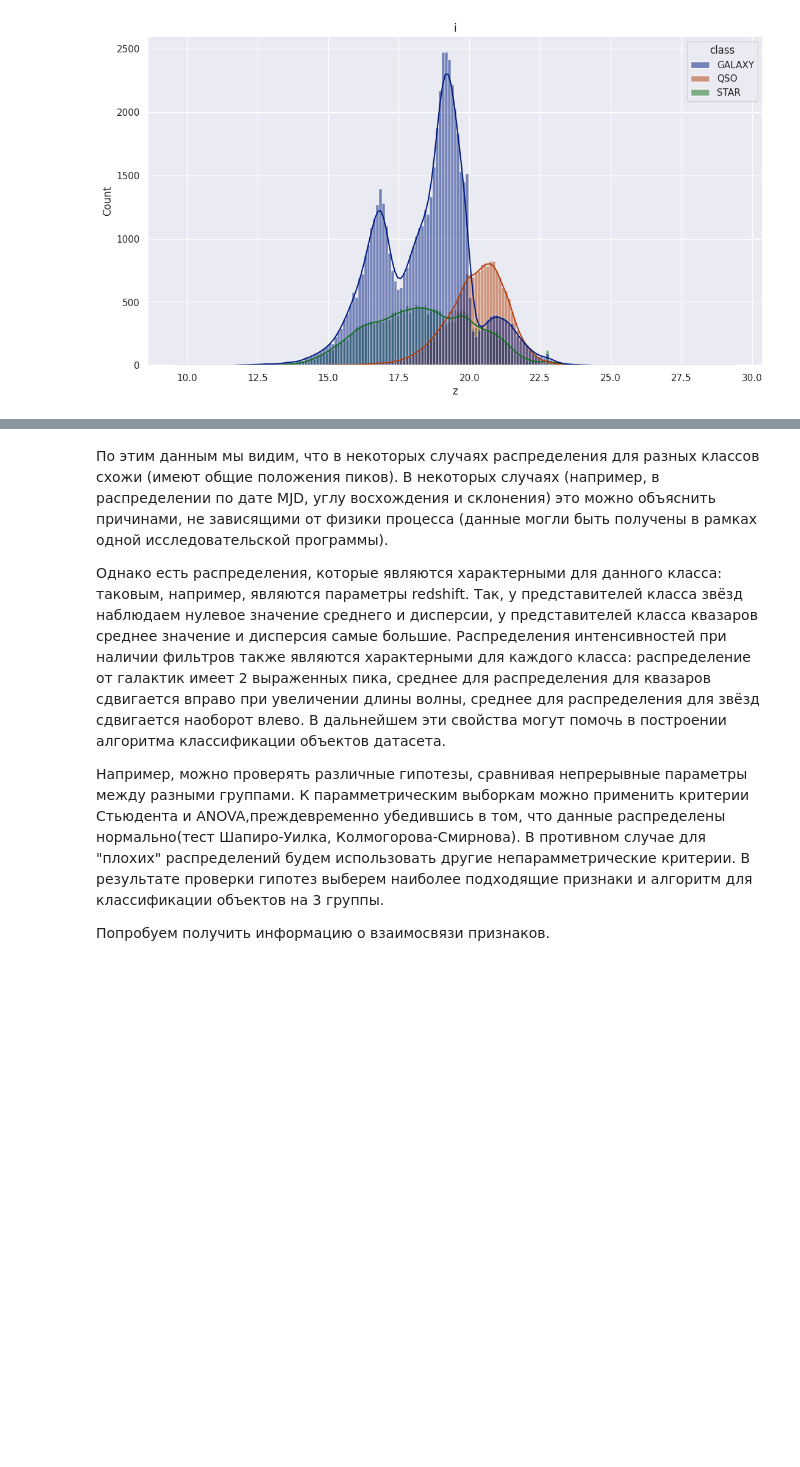
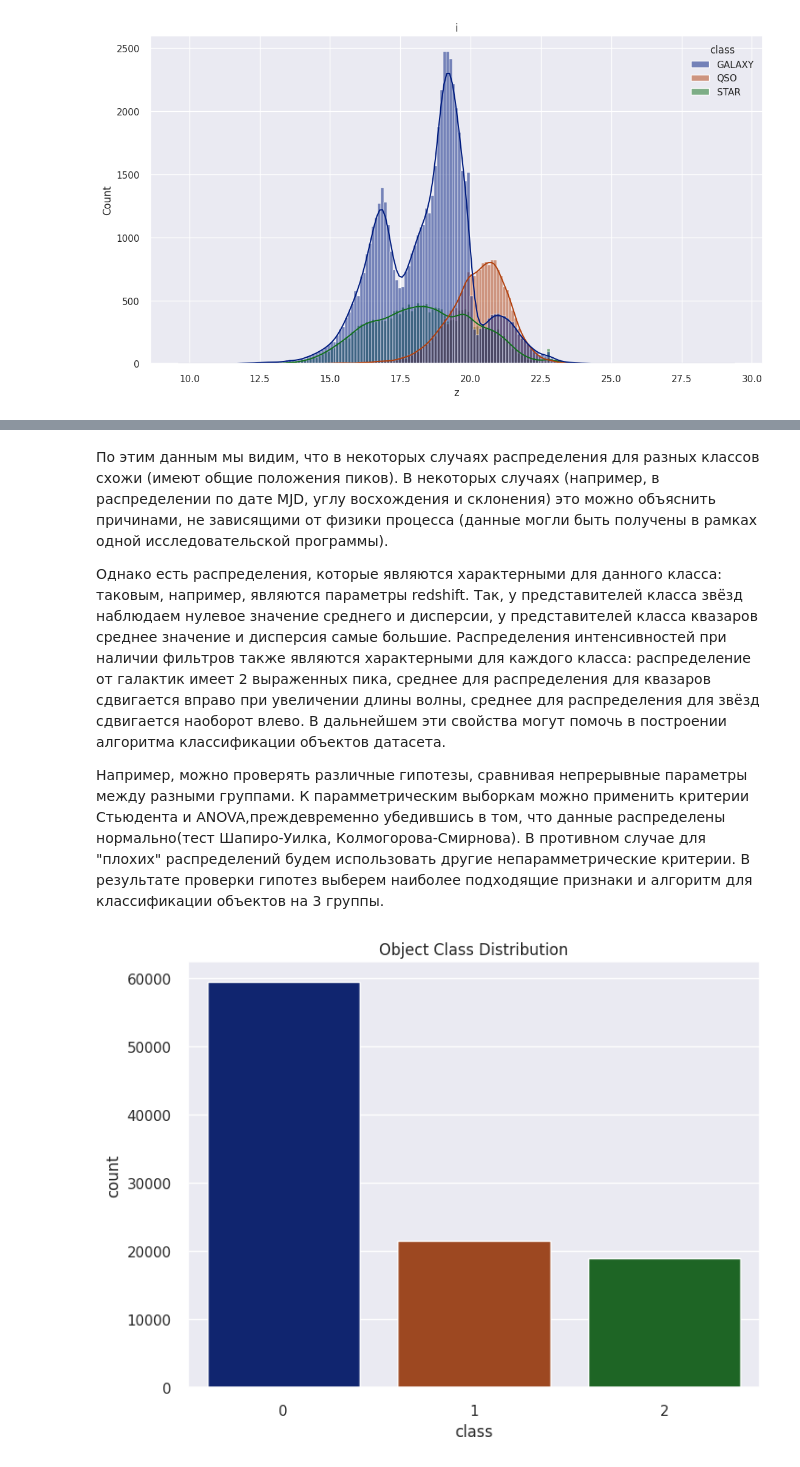
Before and after one commit to qNikitaMolodec/Star-classification, a Jupyter notebook: star_classification.ipynb, the cells around one changed output, grey strips where cells are left out. Cells and saved outputs as stored; diff of their text form; code cells hidden in the pictures; blank space fills up the shorter version.

```diff
--- a/star_classification.ipynb
+++ b/star_classification.ipynb
@@ -142,5 +142,15 @@ for i in ['alpha', 'delta','redshift', 'plate', 'MJD']: #YOUR CODE HERE
 Однако есть распределения, которые являются характерными для данного класса: таковым, например, являются параметры redshift. Так, у представителей класса звёзд наблюдаем нулевое значение среднего и дисперсии, у представителей класса квазаров среднее значение и дисперсия самые большие. Распределения интенсивностей при наличии фильтров также являются характерными для каждого класса: распределение от галактик имеет 2 выраженных пика, среднее для распределения для квазаров сдвигается вправо при увеличении длины волны, среднее для распределения для звёзд сдвигается наоборот влево. В дальнейшем эти свойства могут помочь в построении алгоритма классификации объектов датасета.
 
 Например, можно проверять различные гипотезы, сравнивая непрерывные параметры между разными группами. К парамметрическим выборкам можно применить критерии Стьюдента и ANOVA,преждевременно убедившись в том, что данные распределены нормально(тест Шапиро-Уилка, Колмогорова-Смирнова). В противном случае для "плохих" распределений будем использовать другие непарамметрические критерии. В результате проверки гипотез выберем наиболее подходящие признаки и алгоритм для классификации объектов на 3 группы.
-
-Попробуем получить информацию о взаимосвязи признаков.
+# %%
+# Перевод текстового признака в числовой
+data["class"]=[0 if i == "GALAXY" else 1 if i == "STAR" else 2 for i in data["class"]]
+plt.figure(figsize=(8, 6))
+
+sns.set(style='darkgrid', palette="dark")
+sns.countplot(x = data['class'])
+
+plt.title('Object Class Distribution')
+plt.show()
+# %% [output]
+[figure, added]
```
Also changed, not shown: parts of 25 cells of this notebook.
